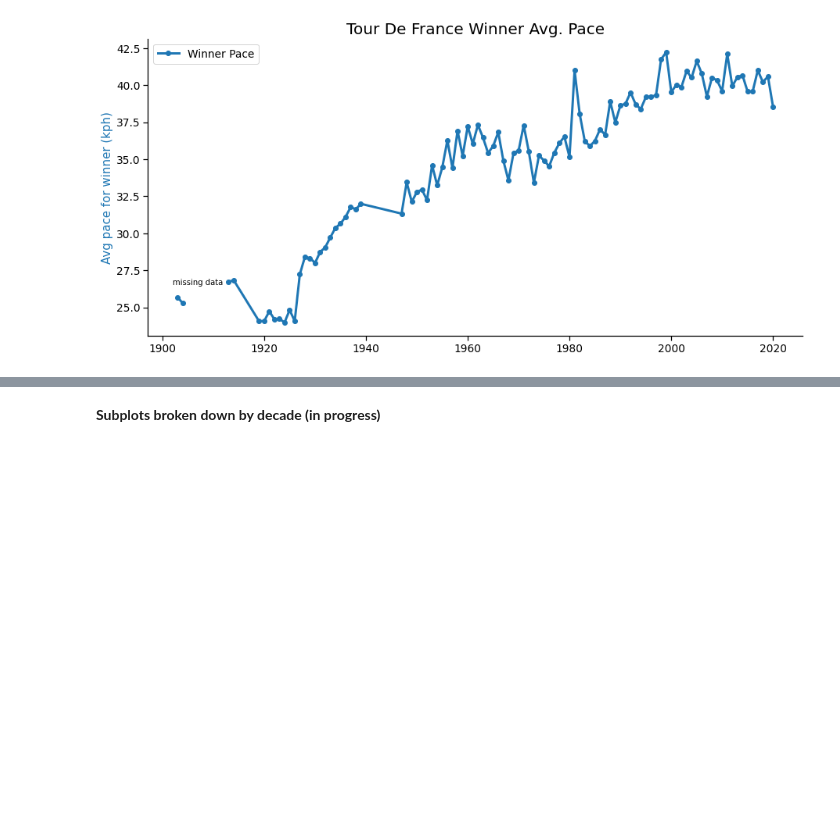
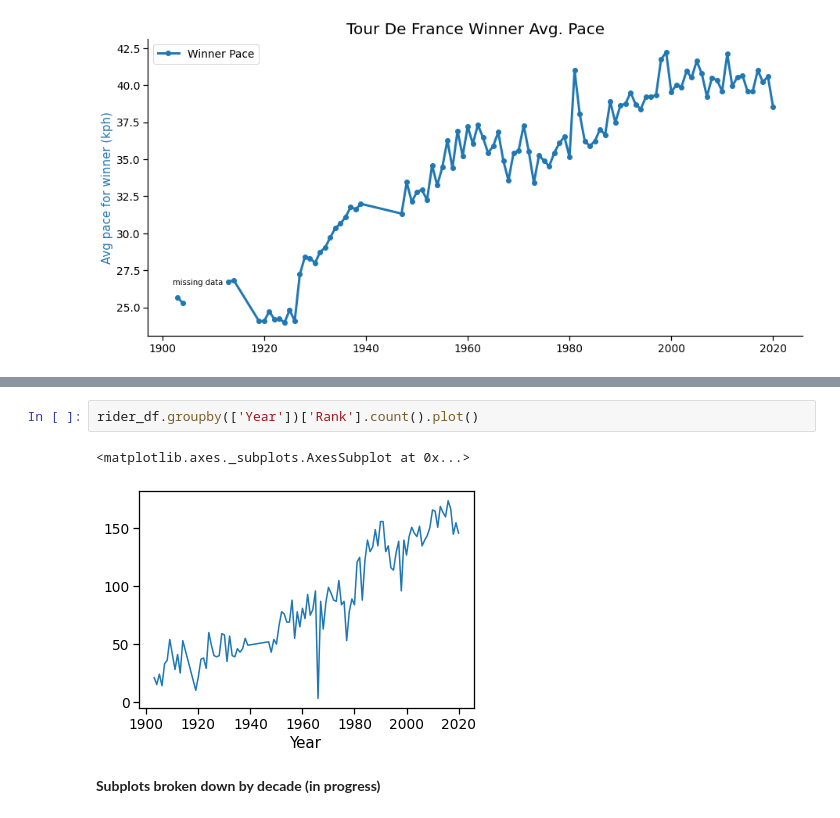
Before and after one commit to wcrowley342/tourdefancedata, a Jupyter notebook: TourDeFranceAnalysis.ipynb, the cells around one changed output, grey strips where cells are left out. Saved outputs shown, nothing was run; the diff lists cells and outputs as text; blank space fills up the shorter version.

```diff
--- a/TourDeFranceAnalysis.ipynb
+++ b/TourDeFranceAnalysis.ipynb
@@ -194,3 +245,8 @@ fig.show()
+# %%
+rider_df.groupby(['Year'])['Rank'].count().plot()
+# %% [output]
+<matplotlib.axes._subplots.AxesSubplot at 0x...>
+[figure, added]
 # %% [markdown]
 **Subplots broken down by decade (in progress)**
 # %%
```
Also changed, not shown: parts of 7 cells of this notebook.
